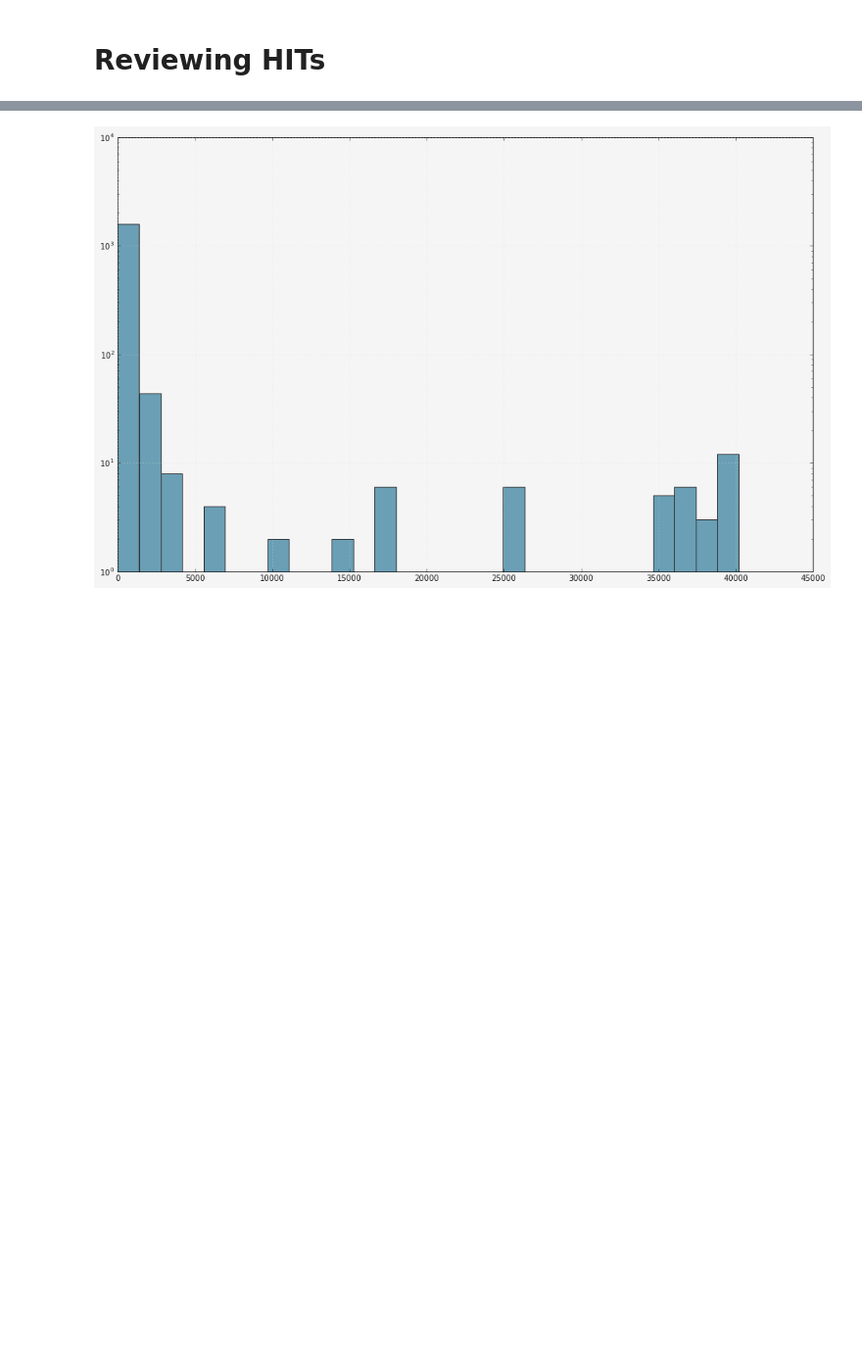
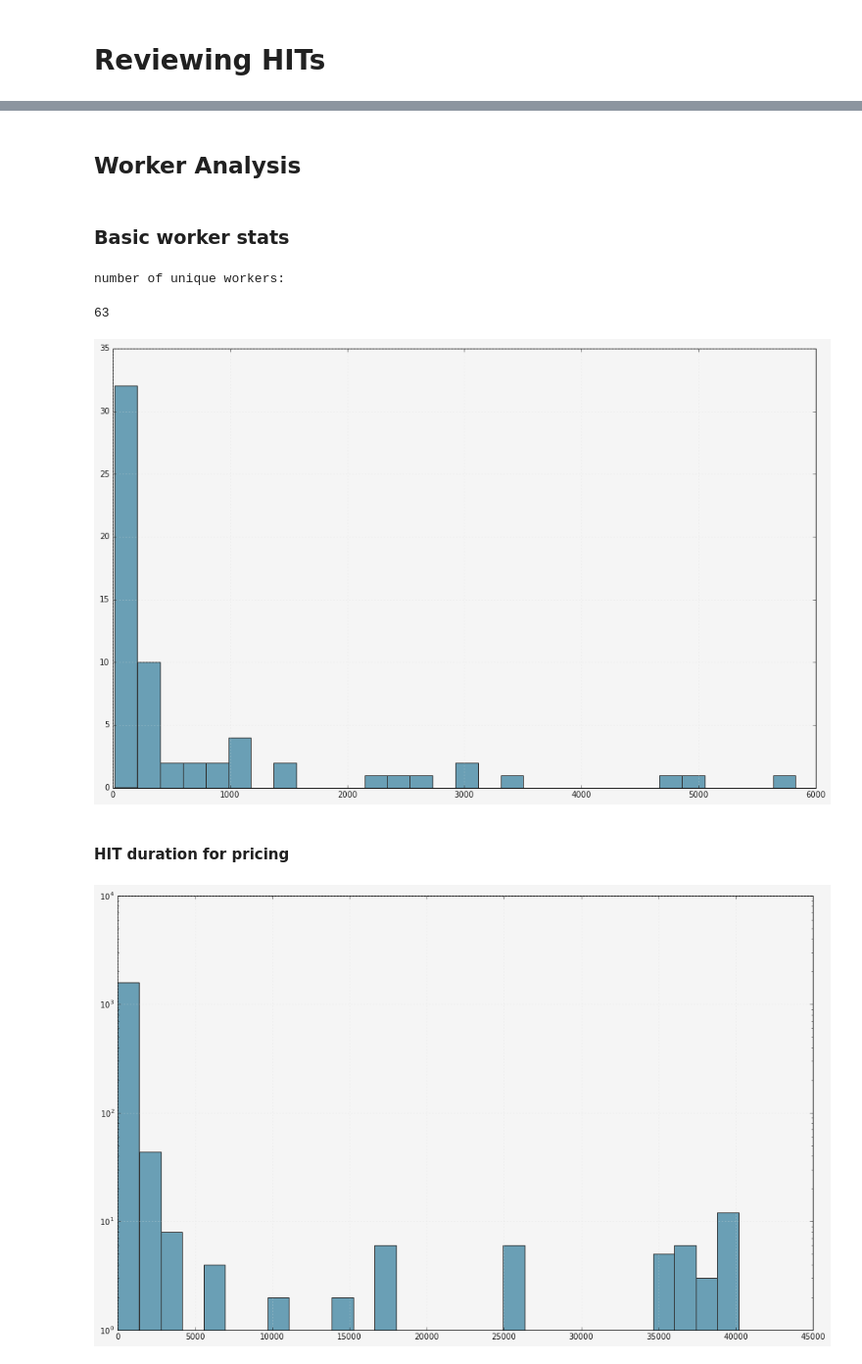
Before and after one commit to drschwenk/notebooks, a Jupyter notebook: stb/mturk_textbook_annotation_task.ipynb, the cells around one changed output, grey strips where cells are left out. Shown at 98% size. Saved outputs shown, nothing was run; the diff lists cells and outputs as text; code cells hidden in the pictures; blank space fills up the shorter version.

```diff
--- a/stb/mturk_textbook_annotation_task.ipynb
+++ b/stb/mturk_textbook_annotation_task.ipynb
@@ -202,0 +163,16 @@ for hit_id, assignments in assignment_results.items():
+# %% [markdown]
+## Worker Analysis
+# %% [markdown]
+### Basic worker stats
+# %%
+print 'number of unique workers:'
+pd.unique(combined_results_df['worker_id']).shape[0]
+# %% [output]
+number of unique workers:
+63
+# %%
+_ = combined_results_df['worker_id'].value_counts().hist(bins= 30)
+# %% [output]
+[figure, added]
+# %% [markdown]
+#### HIT duration for pricing
```
Also changed, not shown: parts of 79 cells of this notebook.
